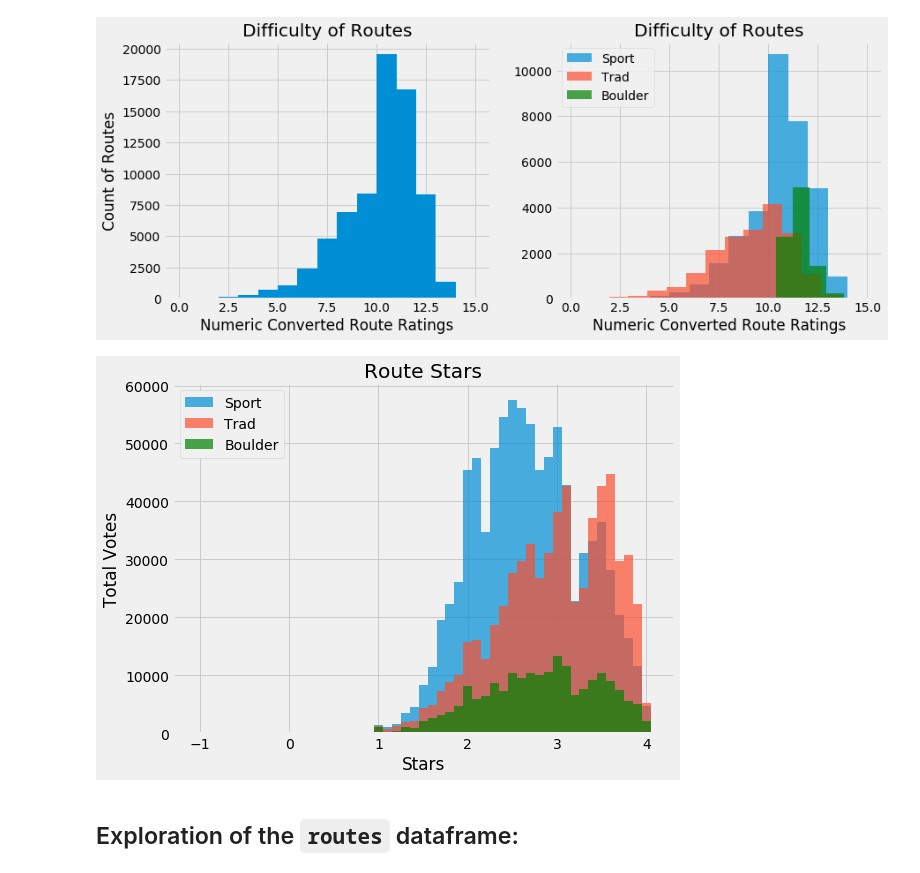
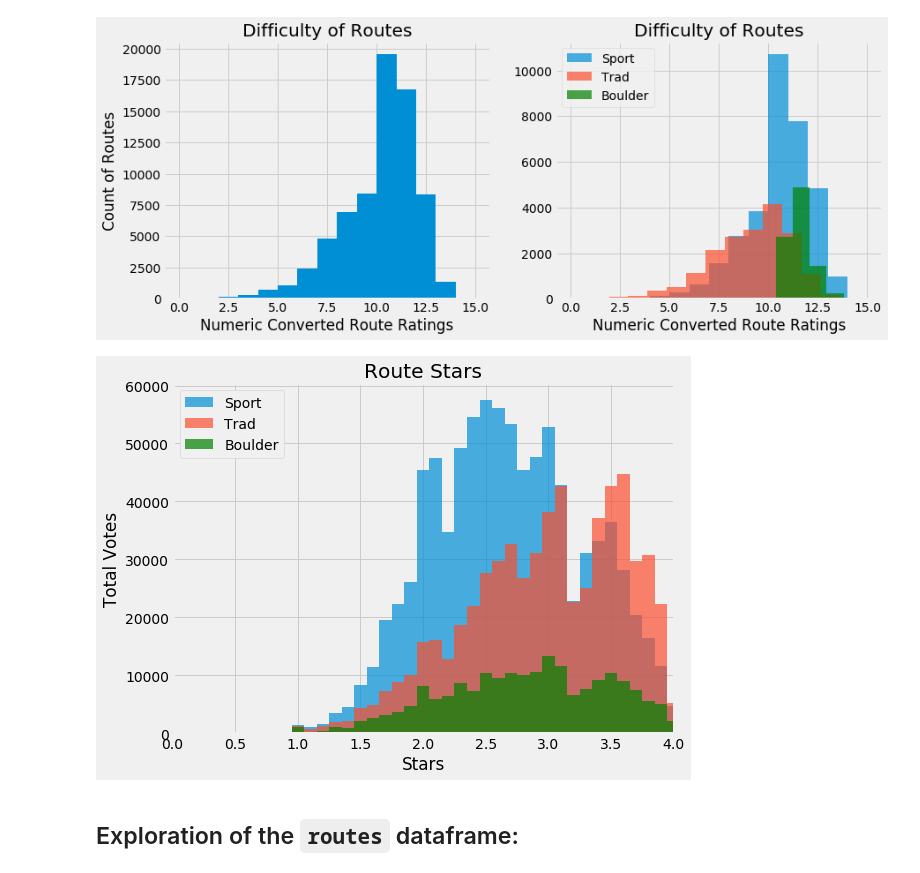
Before and after one commit to redwin21/trad-vs-sport, a Jupyter notebook: analysis/eda.ipynb, the cells around one changed output. Drawn from its saved outputs; the diff is of its cells as text; code cells hidden in the pictures.

Commit message:
fix stars plot x axis range

```diff
--- a/analysis/eda.ipynb
+++ b/analysis/eda.ipynb
@@ -84,23 +84,24 @@ plt.savefig('./images/route_difficulty.png', bbox_inches='tight')
 # %%
 trad_stars = routes[routes['type'] == 'Trad'].groupby('stars').sum()['star_votes']
 sport_stars = routes[routes['type'] == 'Sport'].groupby('stars').sum()['star_votes']
 boulder_stars = routes[routes['type'] == 'Boulder'].groupby('stars').sum()['star_votes']
 
 width = .1
 alpha = .7
 linewidth = 2
 fig, ax = plt.subplots(figsize=(8,6))
 ax.bar(sport_stars.index, sport_stars.values, width=width, alpha=alpha, label='Sport');
 ax.bar(trad_stars.index, trad_stars.values, width=width, alpha=alpha, label='Trad');
 ax.bar(boulder_stars.index,boulder_stars.values,width=width,alpha=alpha,color='g',label='Boulder')
 ax.set_ylabel('Total Votes');
 ax.set_xlabel('Stars')
 ax.set_title('Route Stars');
 ax.legend(loc='upper left', framealpha=1);
+ax.set_xlim(0,4)
 
 plt.savefig('./images/route_stars.png', bbox_inches='tight')
 # %% [output]
-[figure, old version]
+[figure, new version]
 # %% [markdown]
 ## Exploration of the `routes` dataframe:
 # %%
```
Also changed, not shown: 1 other file.
